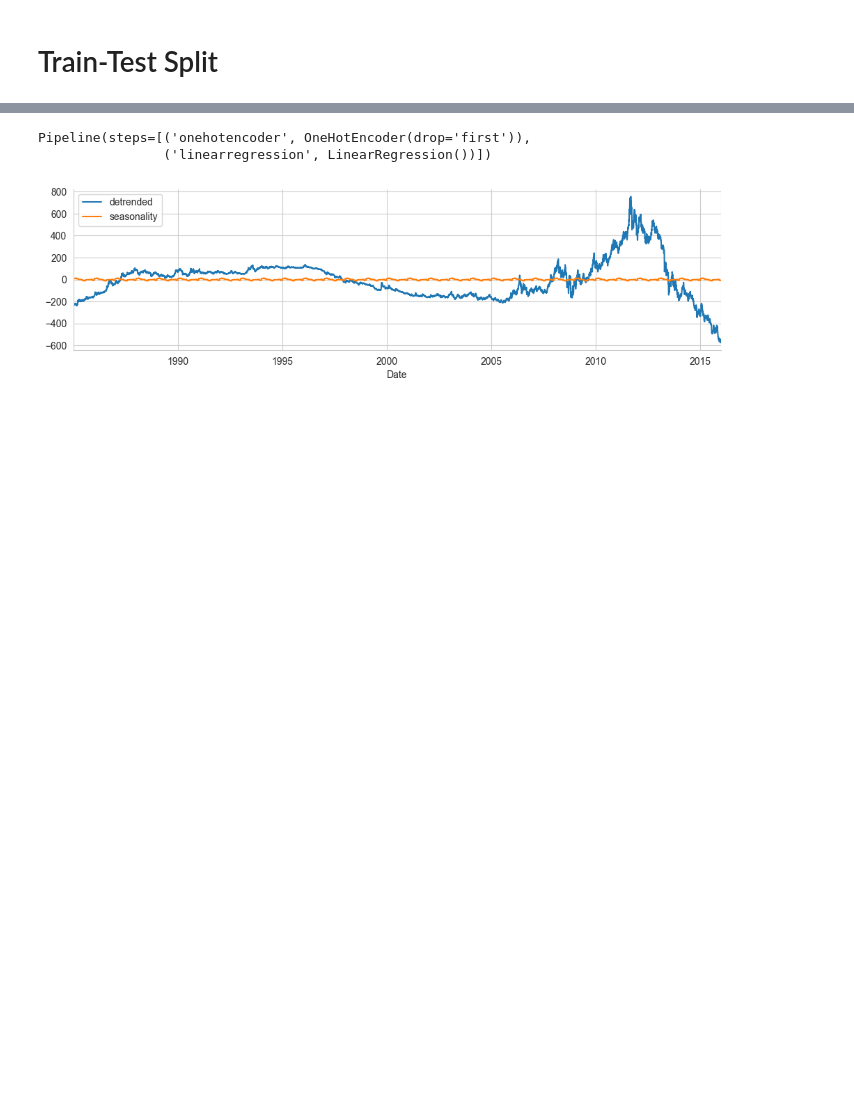
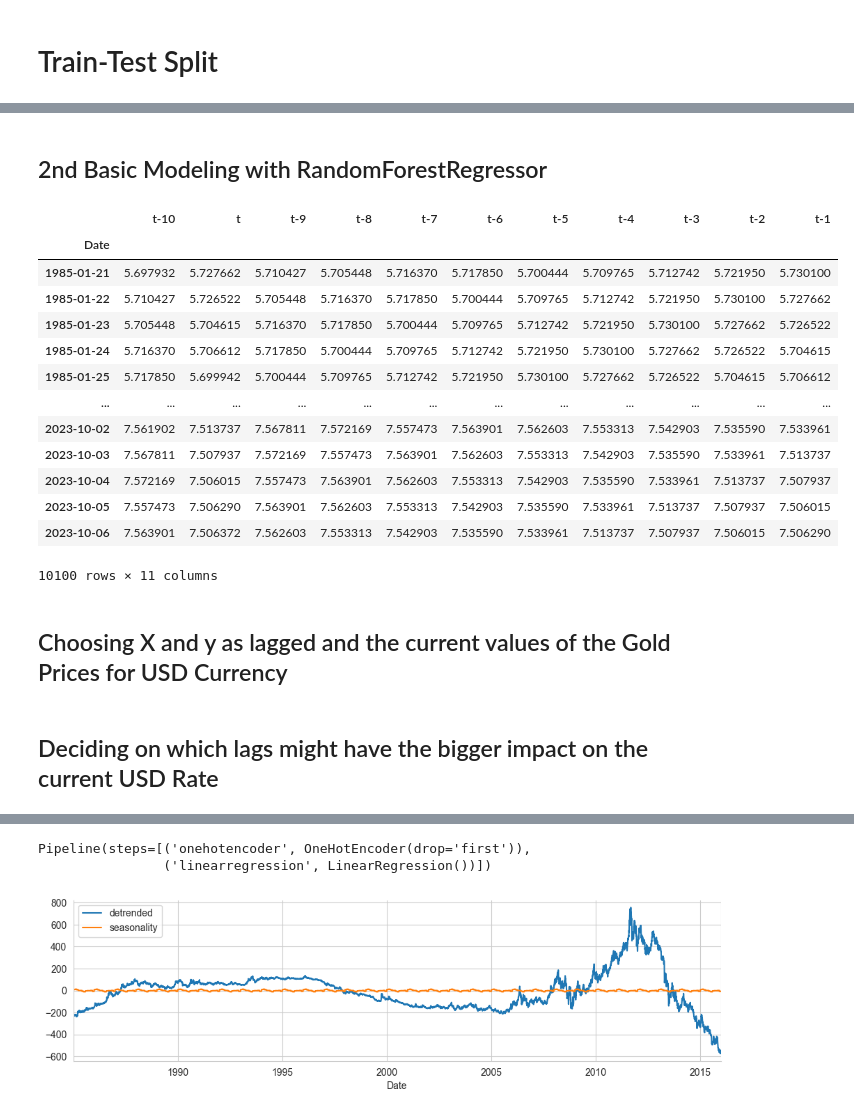
Before and after one commit to KhushbooVarma/Capstone-Project, a Jupyter notebook: Gold-Rate3.ipynb, the cells around one changed output, grey strips where cells are left out. Saved outputs shown, nothing was run; the diff lists cells and outputs as text; code cells hidden in the pictures; blank space fills up the shorter version.

Commit message:
making further changes related with randomforest and other strategies

```diff
--- a/Gold-Rate3.ipynb
+++ b/Gold-Rate3.ipynb
@@ -369,0 +327,8 @@ train['detrended'] = train['USD'] - train['trend']
+# %%
+daily_gold_rate=daily_gold_rate[['log_USD' , 'log_EUR' , 'log_GBP','log_INR', 'log_CNY']].dropna()
+index=daily_gold_rate.index
+columns = daily_gold_rate.columns
+df_stats = pd.DataFrame(columns=['P-value'], index=columns)
+for col in columns:
+  dftest = adfuller(daily_gold_rate[col], autolag='AIC')
+  df_stats.loc[col]=dftest[1]
@@ -369,0 +401,28 @@ train['detrended'] = train['USD'] - train['trend']
+# %% [markdown]
+## 2nd Basic Modeling with RandomForestRegressor
+# %%
+# How many lags ????
+lags_to_fill = pd.DataFrame()
+for i in range(10,0,-1):
+    lags_to_fill['t-'+str(i)] = daily_gold_rate['log_USD'].shift(i)
+    lags_to_fill['t'] = daily_gold_rate['log_USD'].values
+
+lags_to_fill = lags_to_fill.dropna()
+lags_to_fill
+# %% [output]
+|  | t-10 | t | t-9 | t-8 | t-7 | t-6 | t-5 | t-4 | t-3 | t-2 | t-1 |
+| Date |  |  |  |  |  |  |  |  |  |  |  |
+| 1985-01-21 | 5.697932 | 5.727662 | 5.710427 | 5.705448 | 5.716370 | 5.717850 | 5.700444 | 5.709765 | 5.712742 | 5.721950 | 5.730100 |
+| 1985-01-22 | 5.710427 | 5.726522 | 5.705448 | 5.716370 | 5.717850 | 5.700444 | 5.709765 | 5.712742 | 5.721950 | 5.730100 | 5.727662 |
+| 1985-01-23 | 5.705448 | 5.704615 | 5.716370 | 5.717850 | 5.700444 | 5.709765 | 5.712742 | 5.721950 | 5.730100 | 5.727662 | 5.726522 |
+| 1985-01-24 | 5.716370 | 5.706612 | 5.717850 | 5.700444 | 5.709765 | 5.712742 | 5.721950 | 5.730100 | 5.727662 | 5.726522 | 5.704615 |
+| 1985-01-25 | 5.717850 | 5.699942 | 5.700444 | 5.709765 | 5.712742 | 5.721950 | 5.730100 | 5.727662 | 5.726522 | 5.704615 | 5.706612 |
+| ... | ... | ... | ... | ... | ... | ... | ... | ... | ... | ... | ... |
+| 2023-10-02 | 7.561902 | 7.513737 | 7.567811 | 7.572169 | 7.557473 | 7.563901 | 7.562603 | 7.553313 | 7.542903 | 7.535590 | 7.533961 |
+| 2023-10-03 | 7.567811 | 7.507937 | 7.572169 | 7.557473 | 7.563901 | 7.562603 | 7.553313 | 7.542903 | 7.535590 | 7.533961 | 7.513737 |
+| 2023-10-04 | 7.572169 | 7.506015 | 7.557473 | 7.563901 | 7.562603 | 7.553313 | 7.542903 | 7.535590 | 7.533961 | 7.513737 | 7.507937 |
+| 2023-10-05 | 7.557473 | 7.506290 | 7.563901 | 7.562603 | 7.553313 | 7.542903 | 7.535590 | 7.533961 | 7.513737 | 7.507937 | 7.506015 |
+| 2023-10-06 | 7.563901 | 7.506372 | 7.562603 | 7.553313 | 7.542903 | 7.535590 | 7.533961 | 7.513737 | 7.507937 | 7.506015 | 7.506290 |
+10100 rows × 11 columns
+# %% [markdown]
+## Choosing X and y as lagged and the current values of the Gold Prices for USD Currency
@@ -369,0 +450,2 @@ train['detrended'] = train['USD'] - train['trend']
+# %% [markdown]
+## Deciding on which lags might have the bigger impact on the current USD Rate
```
Also changed, not shown: parts of 48 cells of this notebook.
